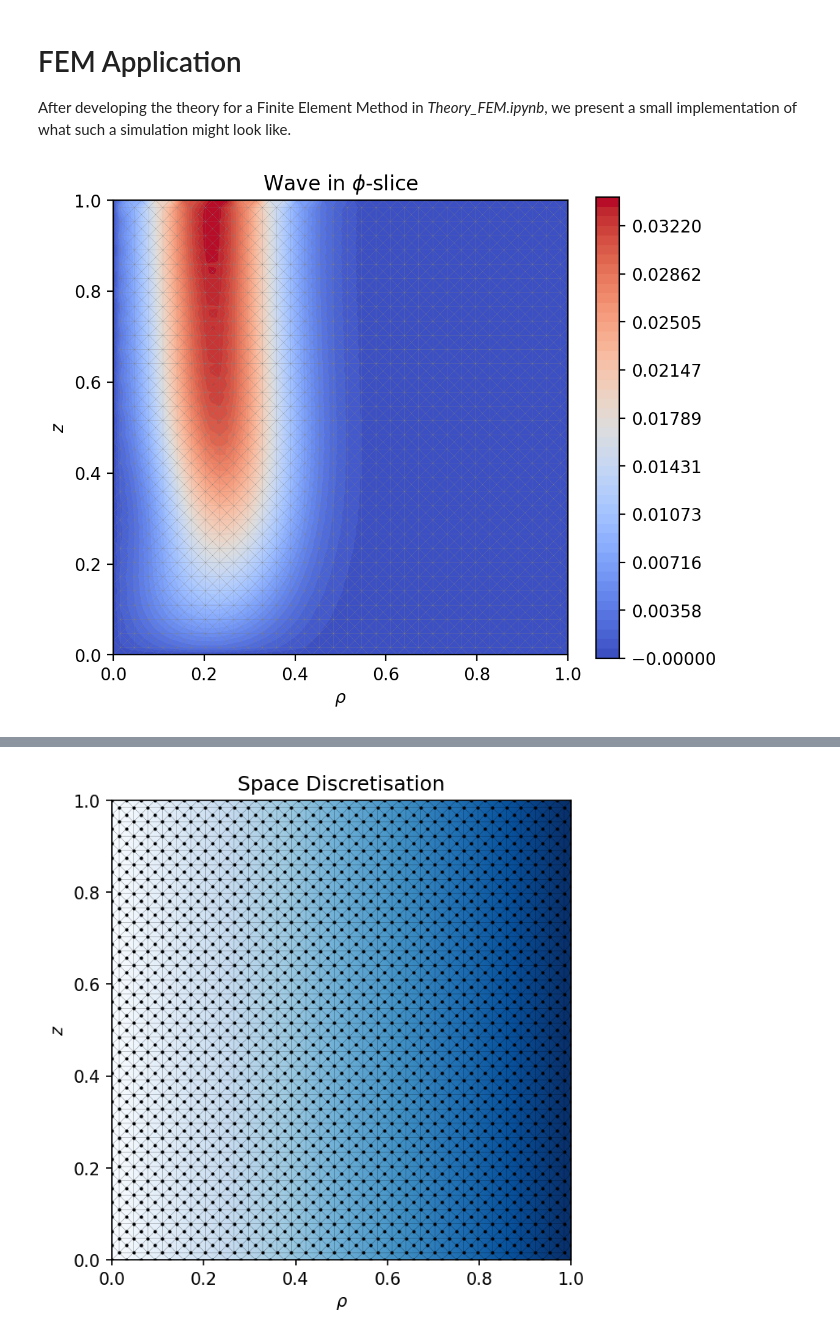
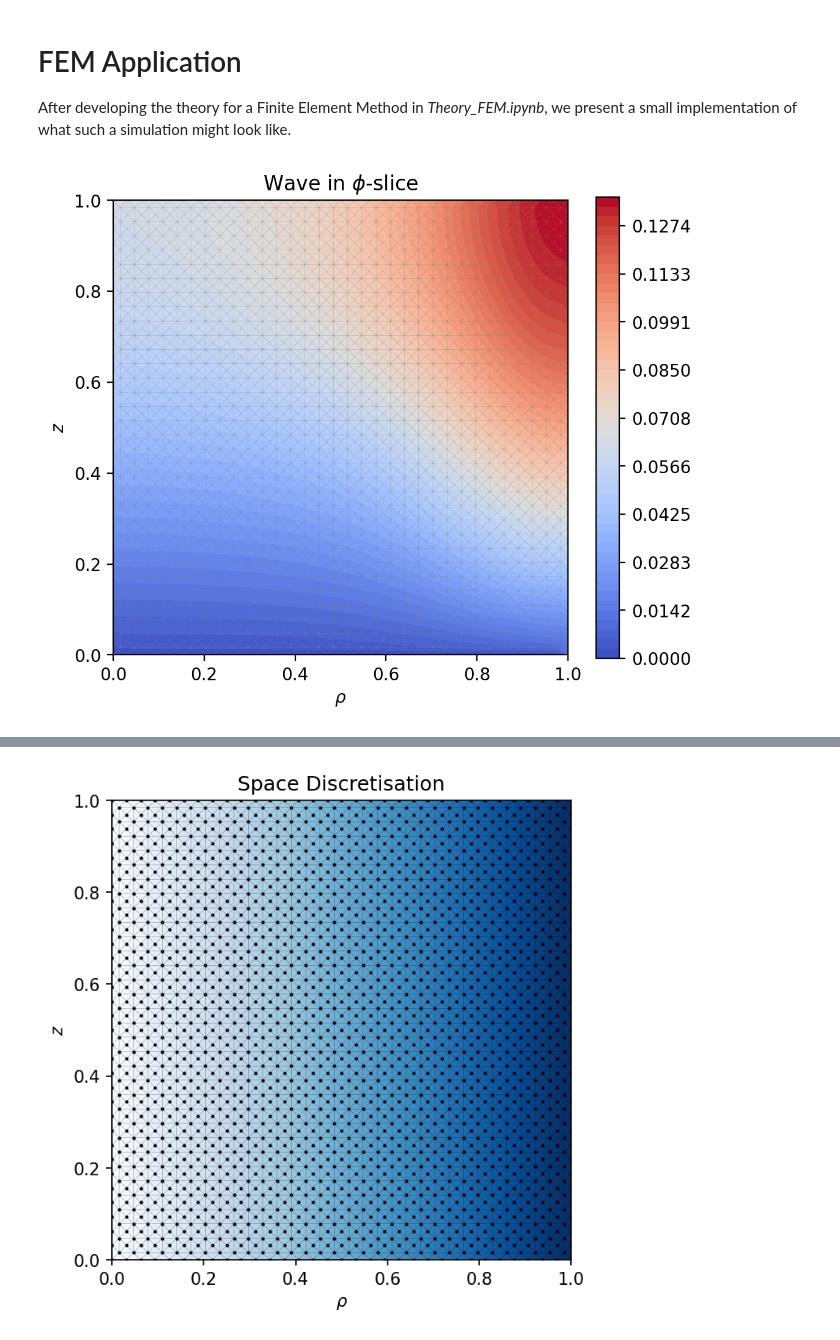
Before and after one commit to nyuad-astroparticle/LXe-Phonon, a Jupyter notebook: Simulation/1.Solving_Engine/Application_FEM.ipynb, the cells around one changed output, grey strips where cells are left out. Drawn from its saved outputs; the diff is of its cells as text; code cells hidden in the pictures.

```diff
--- a/Simulation/1.Solving_Engine/Application_FEM.ipynb
+++ b/Simulation/1.Solving_Engine/Application_FEM.ipynb
@@ -49,21 +49,22 @@ F      = np.array([f(*point,0) for point in points])
 # %%
 # Let's take one step in time and plot
 # U = step(dt,A,S,T,U_curr,U_prev,F)
 
-# U = run(2,dt,A,S,T,U_curr,U_prev,f,points);
+U_curr = run(40,dt,A,S,T,U_curr,U_prev,f,points);
+# plot_U(points,mesh,U)
 
-t = 10
-# Get the number of iterations
-N = int(t//dt)
-Ff = []
-# Display a progress bar for fun
-for i in range(N):
-    Ff = get_F(f,i*dt,points)
-    U_curr, U_prev = step(dt,A,S,T,U_curr,U_prev,Ff)
+# t = 0.5
+# # Get the number of iterations
+# N = int(t//dt)
+# Ff = []
+# # Display a progress bar for fun
+# for i in range(N):
+#     Ff = get_F(f,i*dt,points)
+#     U_curr, U_prev = step(dt,A,S,T,U_curr,U_prev,Ff)
 
 plot_U(points,mesh,U_curr)
 # %% [output]
-[figure, old version]
+[figure, new version]
 # %%
 # Let's Plot a 3D slice from a particular z value
 # We will first average the z-values along that line
```
Also changed, not shown: parts of 1 cell of this notebook, 3 other files.
